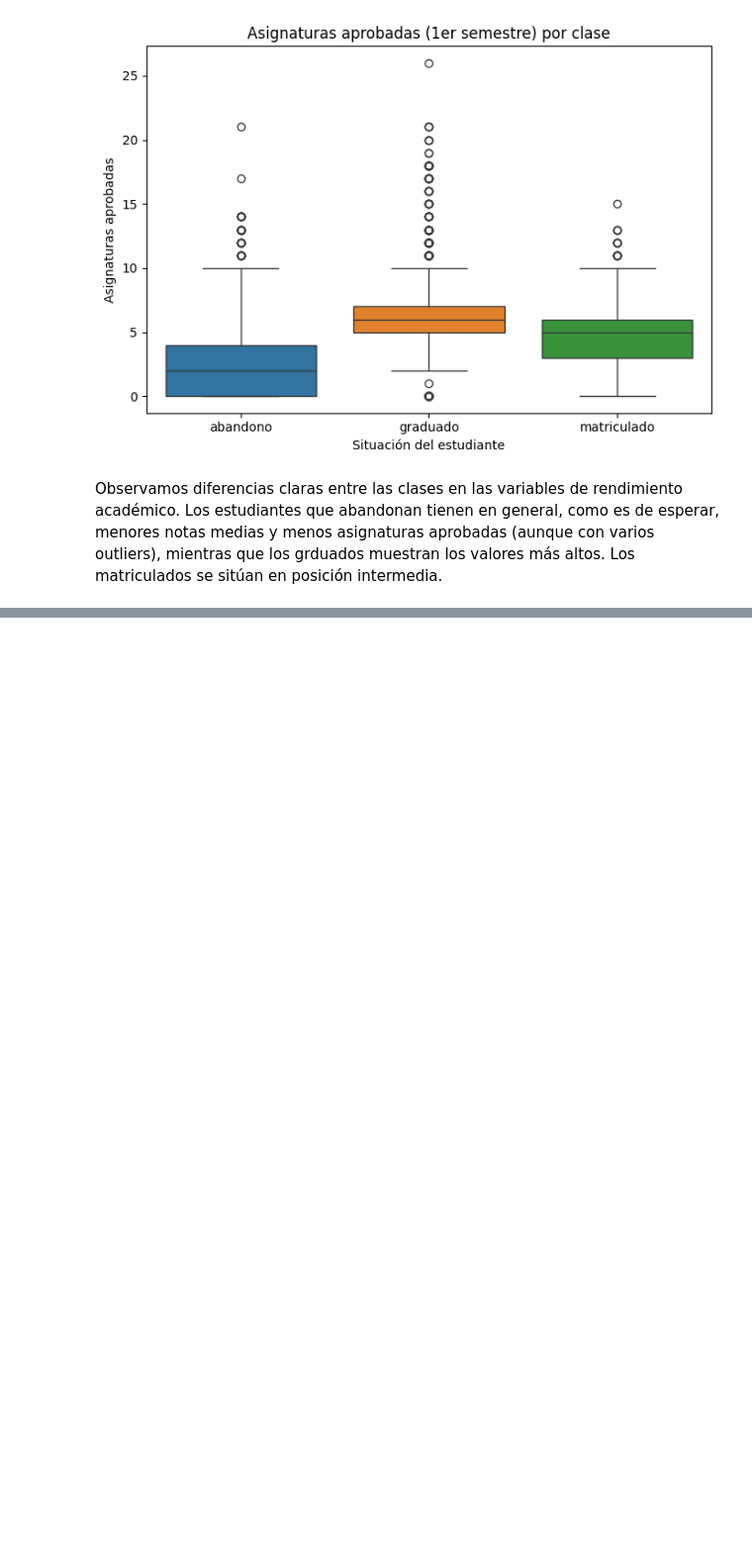
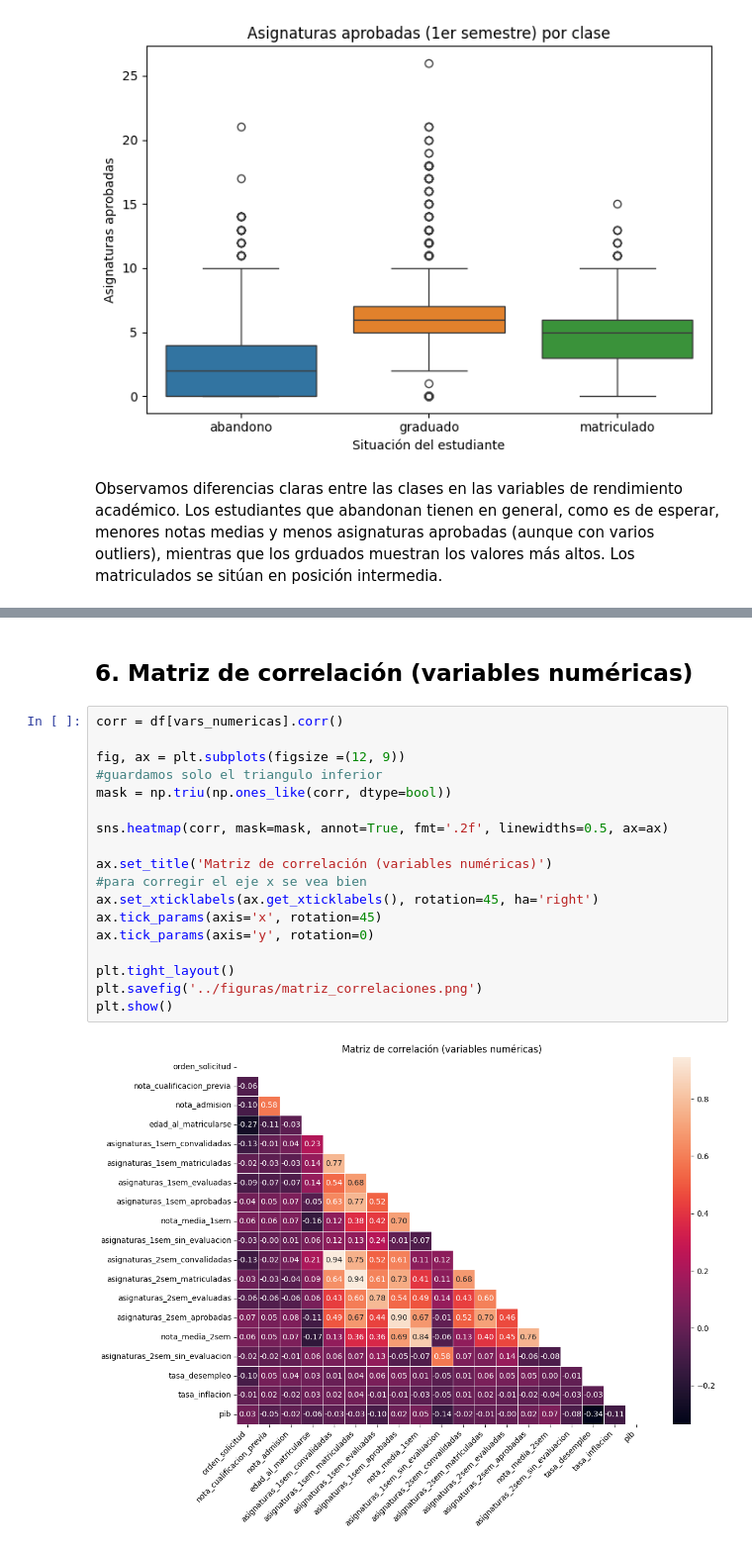
Before and after one commit to adrianalorenzo/ML_proyecto_final, a Jupyter notebook: notebooks/01_EDA.ipynb, the cells around one changed output, grey strips where cells are left out. Shown at 99% size. Saved outputs shown, nothing was run; the diff lists cells and outputs as text; blank space fills up the shorter version.

```diff
--- a/notebooks/01_EDA.ipynb
+++ b/notebooks/01_EDA.ipynb
@@ -191,0 +236,22 @@ Observamos diferencias claras entre las clases en las variables de rendimiento a
+# %% [markdown]
+## 6. Matriz de correlación (variables numéricas)
+# %%
+corr = df[vars_numericas].corr()
+
+fig, ax = plt.subplots(figsize =(12, 9))
+#guardamos solo el triangulo inferior
+mask = np.triu(np.ones_like(corr, dtype=bool))
+
+sns.heatmap(corr, mask=mask, annot=True, fmt='.2f', linewidths=0.5, ax=ax)
+
+ax.set_title('Matriz de correlación (variables numéricas)')
+#para corregir el eje x se vea bien
+ax.set_xticklabels(ax.get_xticklabels(), rotation=45, ha='right')
+ax.tick_params(axis='x', rotation=45)
+ax.tick_params(axis='y', rotation=0)
+
+plt.tight_layout()
+plt.savefig('../figuras/matriz_correlaciones.png')
+plt.show()
+# %% [output]
+[figure, added]
```
Also changed, not shown: parts of 10 cells of this notebook, 3 other files.
